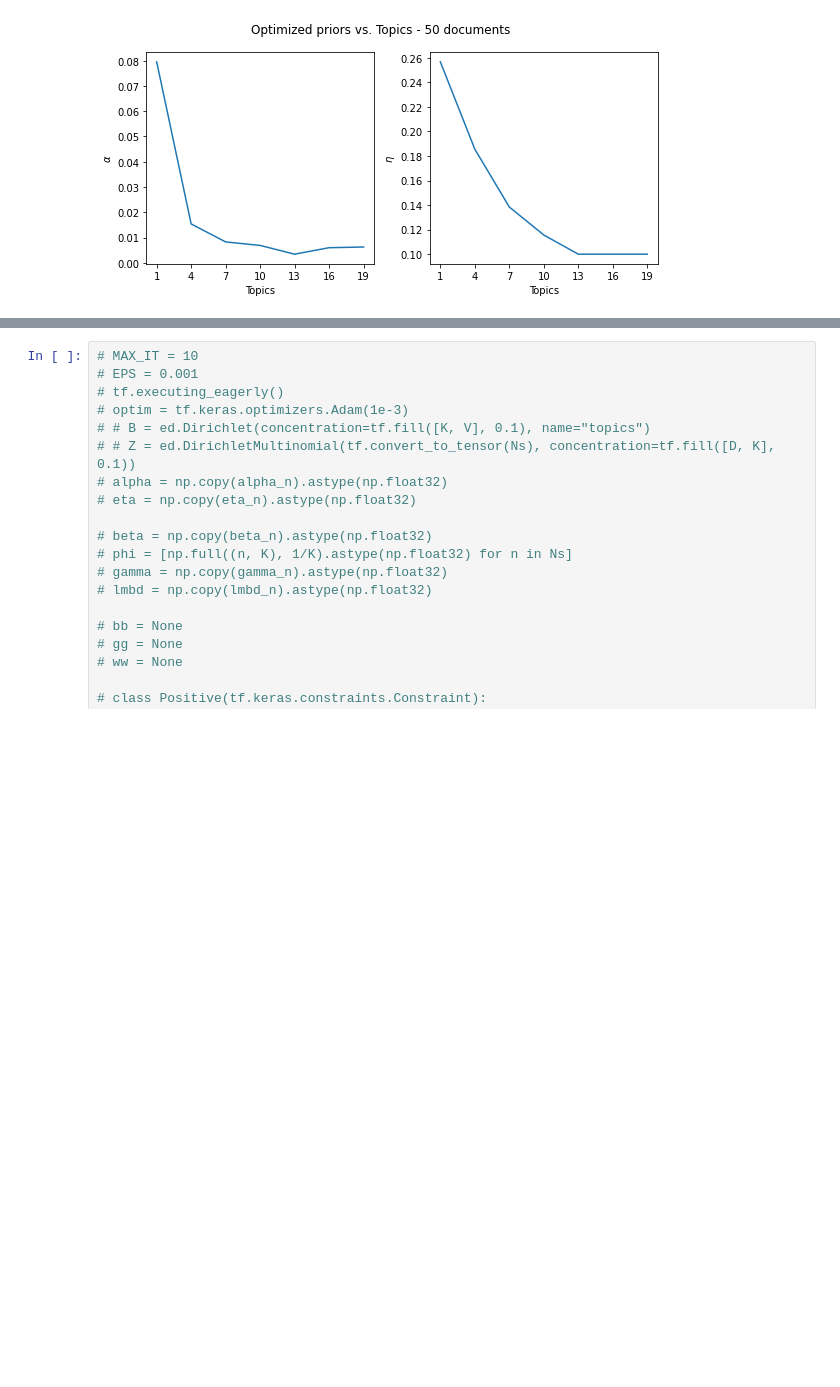
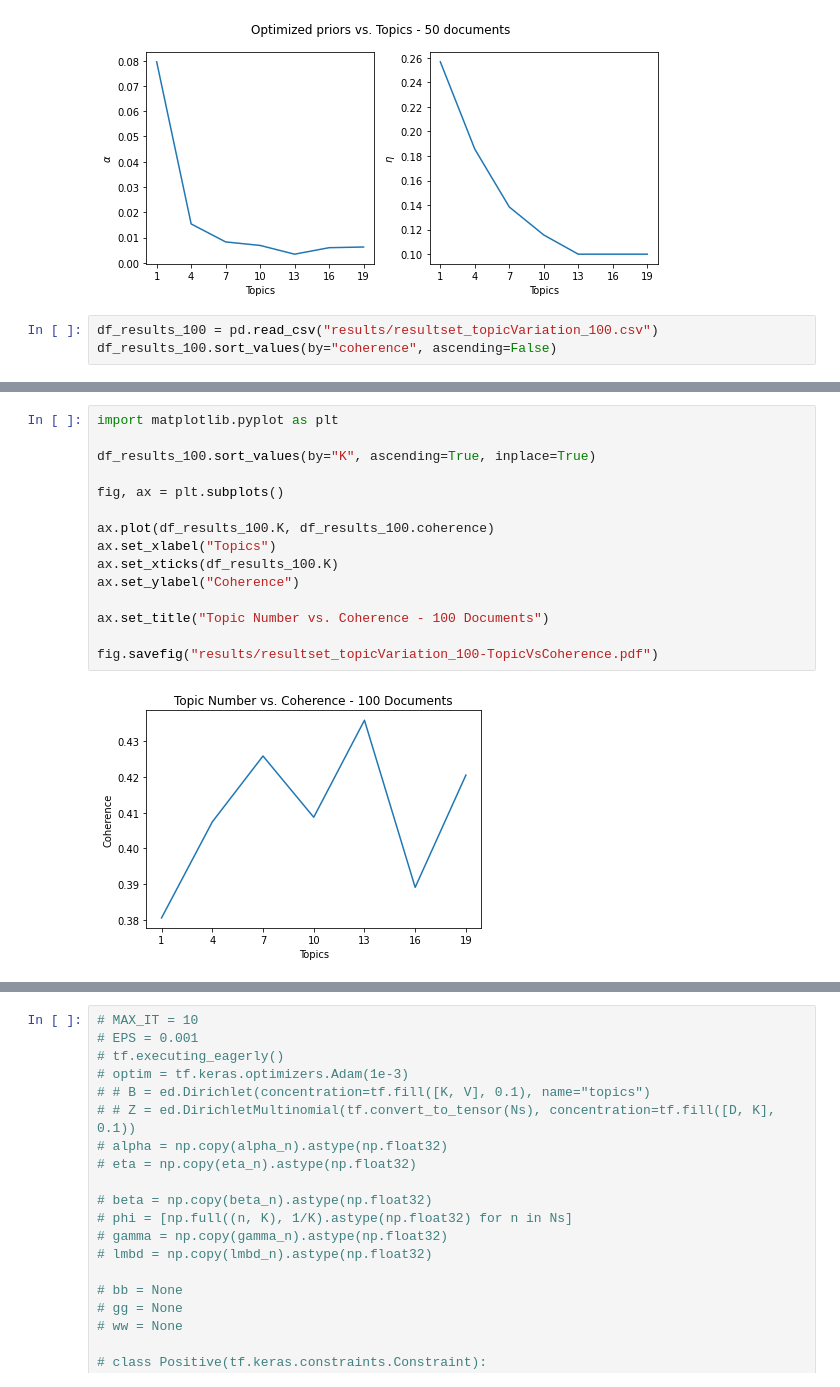
Before and after one commit to denix56/LDA_nips_papers, a Jupyter notebook: lda.ipynb, the cells around one changed output, grey strips where cells are left out. Cells and saved outputs as stored; diff of their text form; blank space fills up the shorter version.

Commit message:
Added results for 100 documents.

```diff
--- a/lda.ipynb
+++ b/lda.ipynb
@@ -706,3 +656,6 @@ plt.tight_layout()
 fig.savefig("results/resultset_topicVariation_50-TopicVsOptPriors.pdf")
 # %% [output]
 [figure]
+# %%
+df_results_100 = pd.read_csv("results/resultset_topicVariation_100.csv")
+df_results_100.sort_values(by="coherence", ascending=False)
@@ -708,0 +671,17 @@ fig.savefig("results/resultset_topicVariation_50-TopicVsOptPriors.pdf")
+# %%
+import matplotlib.pyplot as plt
+
+df_results_100.sort_values(by="K", ascending=True, inplace=True)
+
+fig, ax = plt.subplots()
+
+ax.plot(df_results_100.K, df_results_100.coherence)
+ax.set_xlabel("Topics")
+ax.set_xticks(df_results_100.K)
+ax.set_ylabel("Coherence")
+
+ax.set_title("Topic Number vs. Coherence - 100 Documents")
+
+fig.savefig("results/resultset_topicVariation_100-TopicVsCoherence.pdf")
+# %% [output]
+[figure, added]
```
Also changed, not shown: parts of 3 cells of this notebook, 3 other files.
